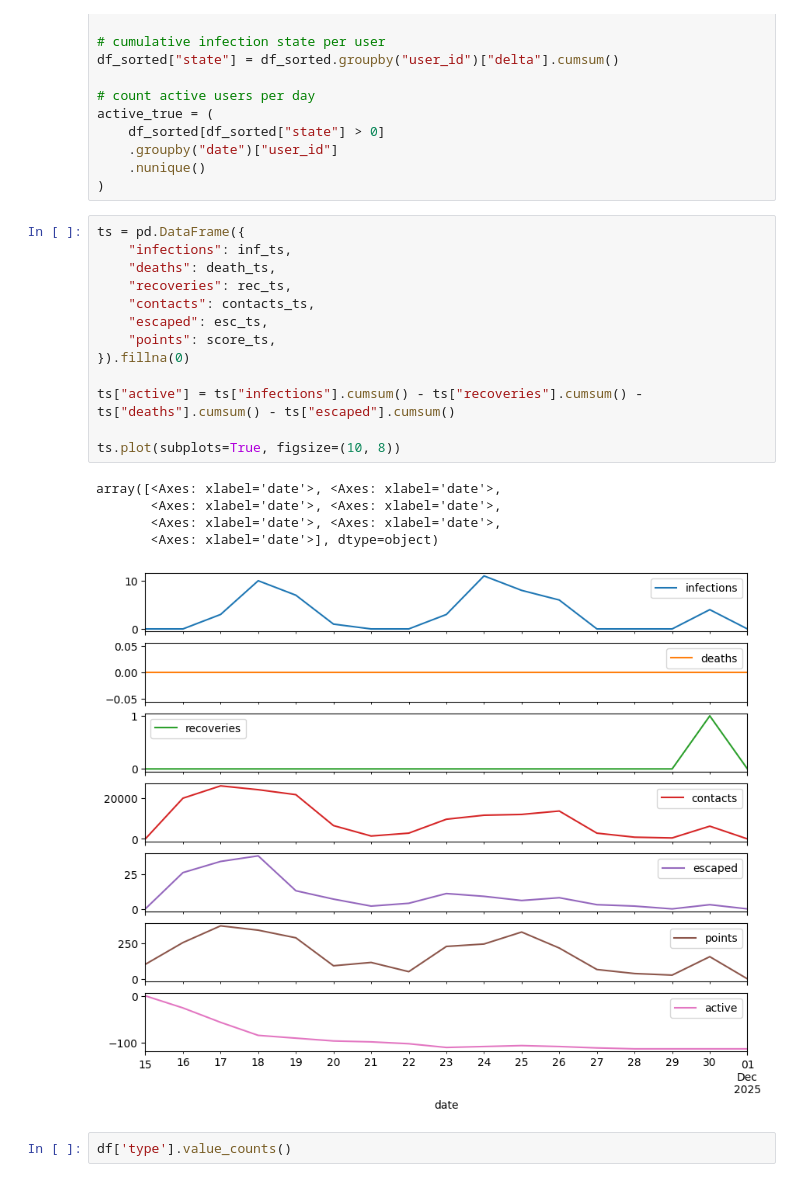
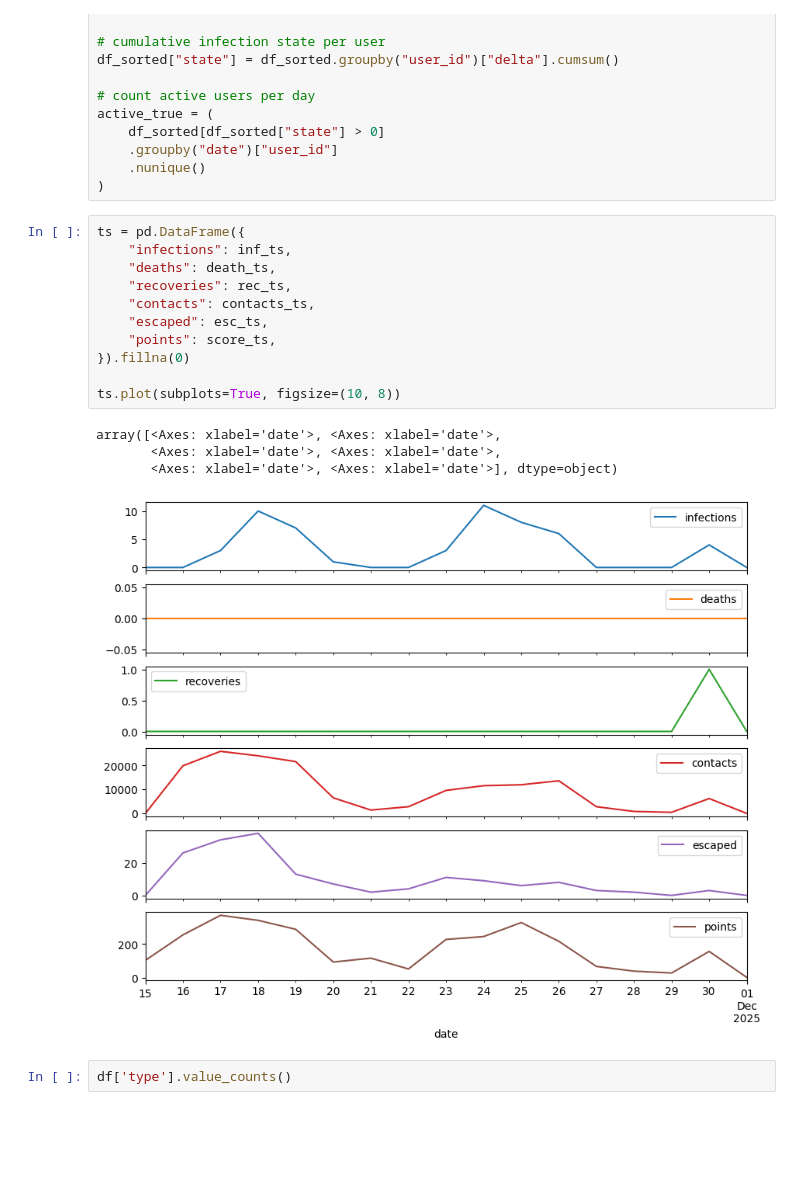
Before and after one commit to pferencz23/starsim, a Jupyter notebook: data_ingestion/game_graphs.ipynb, the cells around one changed output. Cells and saved outputs as stored; diff of their text form; blank space fills up the shorter version.

```diff
--- a/data_ingestion/game_graphs.ipynb
+++ b/data_ingestion/game_graphs.ipynb
@@ -127,22 +168,19 @@ active_true = (
 # %%
 ts = pd.DataFrame({
     "infections": inf_ts,
     "deaths": death_ts,
     "recoveries": rec_ts,
     "contacts": contacts_ts,
     "escaped": esc_ts,
     "points": score_ts,
 }).fillna(0)
 
-ts["active"] = ts["infections"].cumsum() - ts["recoveries"].cumsum() - ts["deaths"].cumsum() - ts["escaped"].cumsum()
-
 ts.plot(subplots=True, figsize=(10, 8))
 # %% [output]
 array([<Axes: xlabel='date'>, <Axes: xlabel='date'>,
        <Axes: xlabel='date'>, <Axes: xlabel='date'>,
-       <Axes: xlabel='date'>, <Axes: xlabel='date'>,
-       <Axes: xlabel='date'>], dtype=object)
+       <Axes: xlabel='date'>, <Axes: xlabel='date'>], dtype=object)
-[figure, old version]
+[figure, new version]
 # %%
 df['type'].value_counts()
 # %% [output]
```
Also changed, not shown: parts of 8 cells of this notebook.
